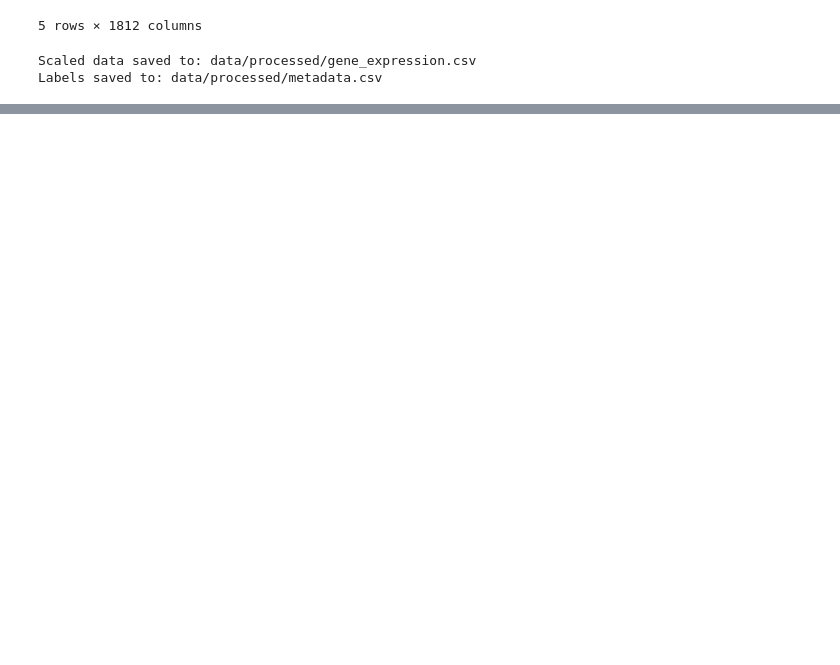
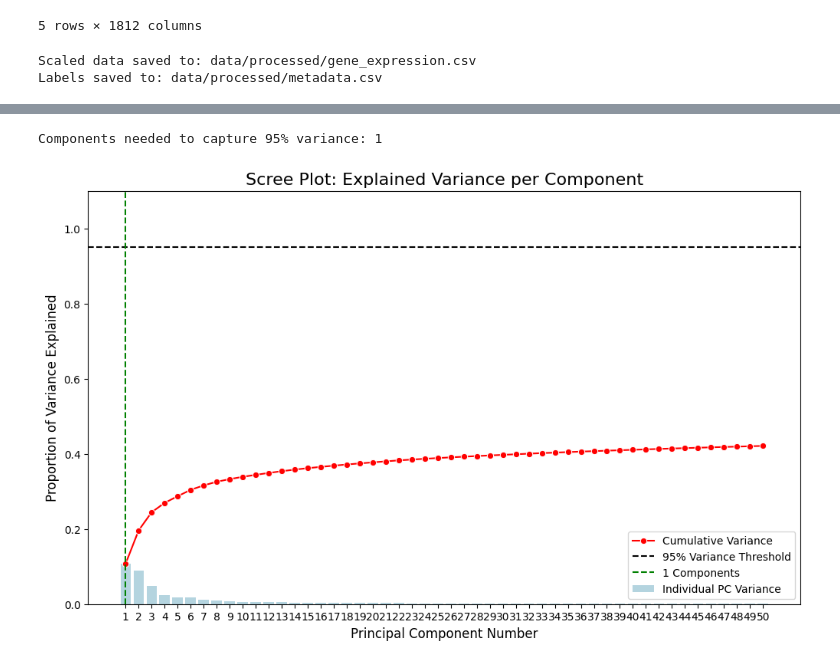
Before and after one commit to tobitotaku/ai-brain-tumor, a Jupyter notebook: preprocessing_stream_c.ipynb, the cells around one changed output, grey strips where cells are left out. Saved outputs shown, nothing was run; the diff lists cells and outputs as text; code cells hidden in the pictures; blank space fills up the shorter version.

```diff
--- a/preprocessing_stream_c.ipynb
+++ b/preprocessing_stream_c.ipynb
@@ -577,0 +578,52 @@ plt.show()
+# %%
+
+# --- 2. Run PCA (for 100 components) ---
+# We run PCA on a larger number of components to see the trend
+n_components = 50
+pca = PCA(n_components=n_components)
+pca.fit(X)
+
+# --- 3. Get Variance Data ---
+# This is an array of the variance explained by each PC
+explained_variance = pca.explained_variance_ratio_
+# This is the cumulative sum (PC1, PC1+PC2, PC1+PC2+PC3, ...)
+cumulative_variance = np.cumsum(explained_variance)
+
+# --- 4. Find the 95% Mark ---
+# Find the first component that gets us to >= 95% variance
+components_for_95 = np.argmax(cumulative_variance >= 0.95) + 1 # +1 because index is 0-based
+print(f"Components needed to capture 95% variance: {components_for_95}")
+
+# --- 5. Create the Plot ---
+plt.figure(figsize=(12, 7))
+
+# Create a scree plot (bar chart of individual variance)
+sns.barplot(
+    x=np.arange(1, n_components + 1),
+    y=explained_variance,
+    color='lightblue',
+    label='Individual PC Variance'
+)
+
+# Add the cumulative line plot
+sns.lineplot(
+    x=np.arange(1, n_components + 1) - 1, # line plot index needs to align
+    y=cumulative_variance,
+    color='red',
+    marker='o',
+    label='Cumulative Variance'
+)
+
+# --- 6. Add 95% Line and Marker ---
+plt.axhline(y=0.95, color='black', linestyle='--', label='95% Variance Threshold')
+plt.axvline(x=components_for_95 - 1, color='green', linestyle='--', label=f'{components_for_95} Components')
+
+plt.title('Scree Plot: Explained Variance per Component', fontsize=16)
+plt.xlabel('Principal Component Number', fontsize=12)
+plt.ylabel('Proportion of Variance Explained', fontsize=12)
+plt.legend(loc='best')
+plt.ylim(0, 1.1) # Set y-axis limits
+plt.show()
+# %% [output]
+Components needed to capture 95% variance: 1
+[figure, added]
```
Also changed, not shown: parts of 11 cells of this notebook.
